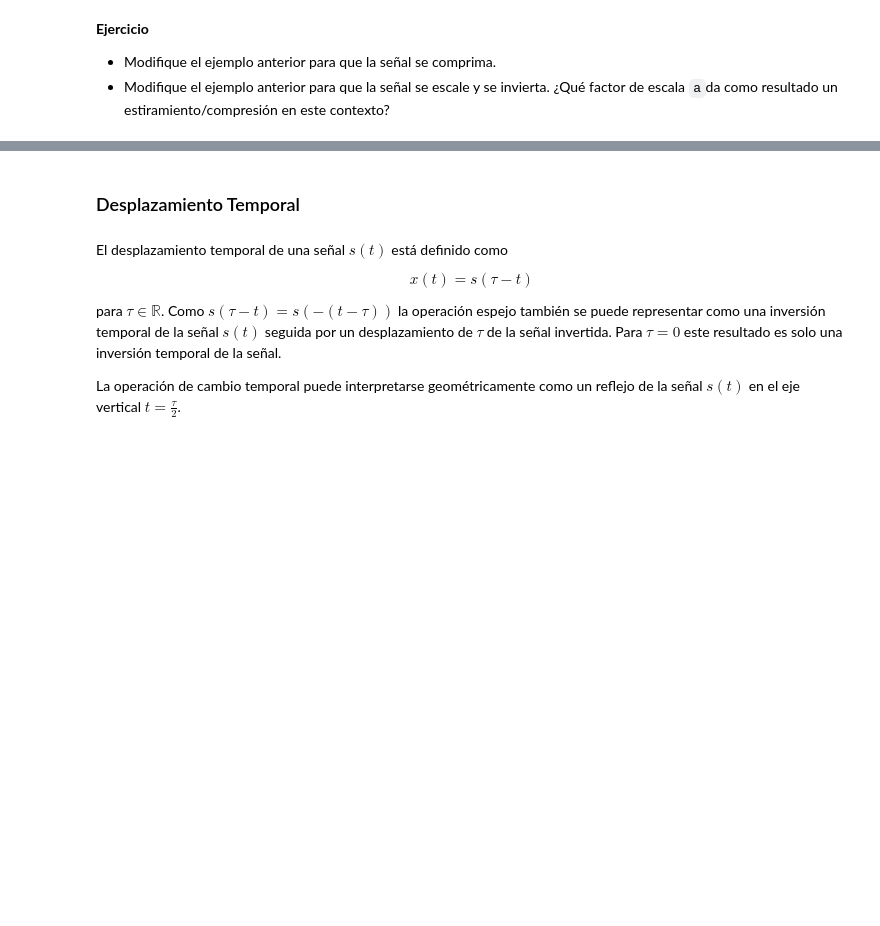
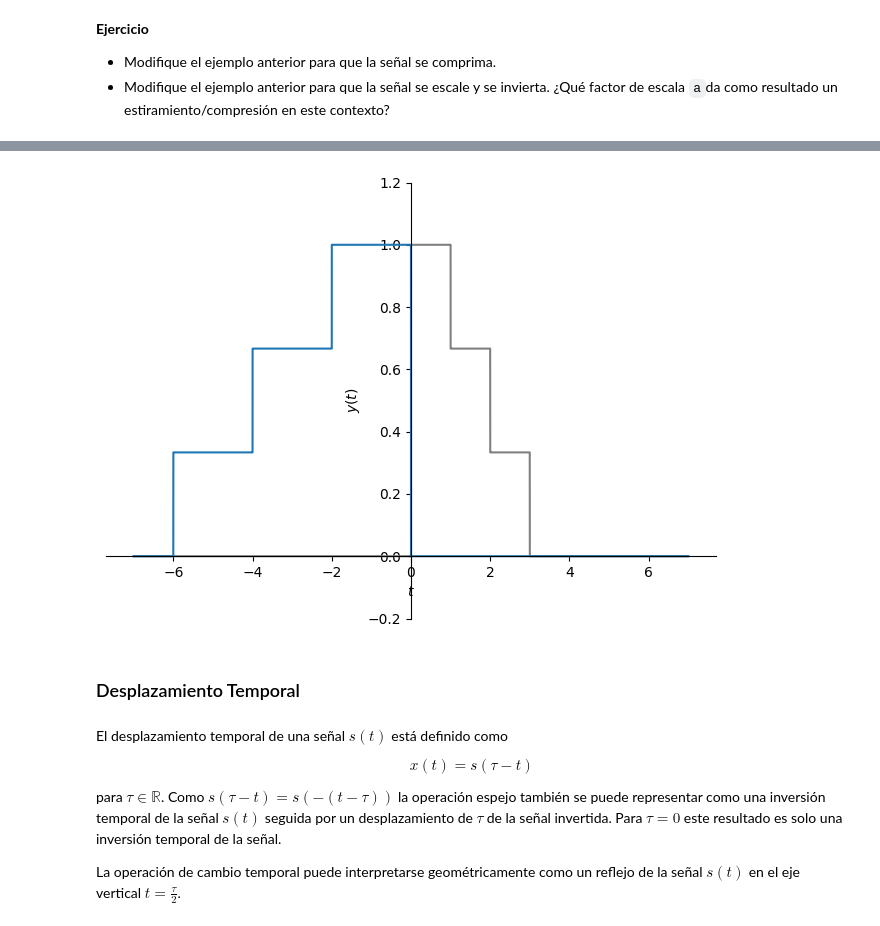
Before and after one commit to TatanPerez/Senales_Sistemas, a Jupyter notebook: C1,c3_Operaciones_de_señales_continuas.ipynb, the cells around one changed output, grey strips where cells are left out. Cells and saved outputs as stored; diff of their text form; code cells hidden in the pictures; blank space fills up the shorter version.

```diff
--- a/C1,c3_Operaciones_de_señales_continuas.ipynb
+++ b/C1,c3_Operaciones_de_señales_continuas.ipynb
@@ -120,3 +142,14 @@ px.show()
+# %%
+# Señal incertida y escalada : a<0 -->  estira en [-1,0) y comprime en a <-1
+a = sym.symbols('a', real=True)
+y = x.subs(t, a*t)
+
+px = sym.plot(x, (t, -7, 7), ylim=[-0.2, 1.2], ylabel=r'$y(t)$', show=False, line_color='gray')
+py = sym.plot(y.subs(a,-1/2), (t, -7, 7), ylim=[-0.2, 1.2], ylabel=r'$y(t)$', show=False) # Señal invertida y escalada respecto a la original
+px.extend(py)#se extiende los gráficos sobre una misma figura
+px.show()
+# %% [output]
+[figure, added]
 # %% [markdown]
 ### Desplazamiento Temporal
 # %% [markdown]
```
Also changed, not shown: parts of 7 cells of this notebook.
